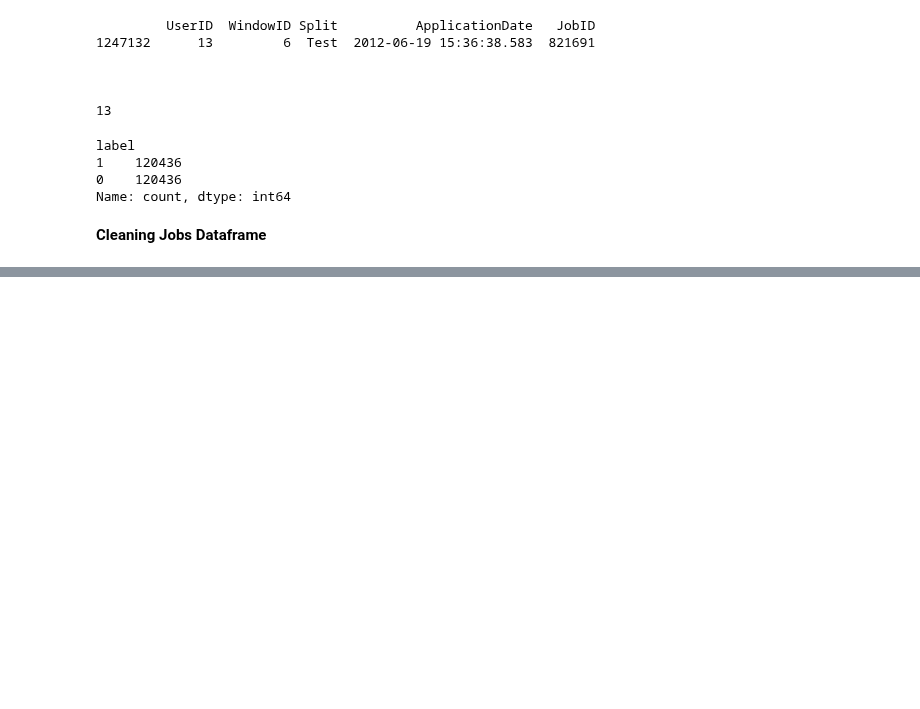
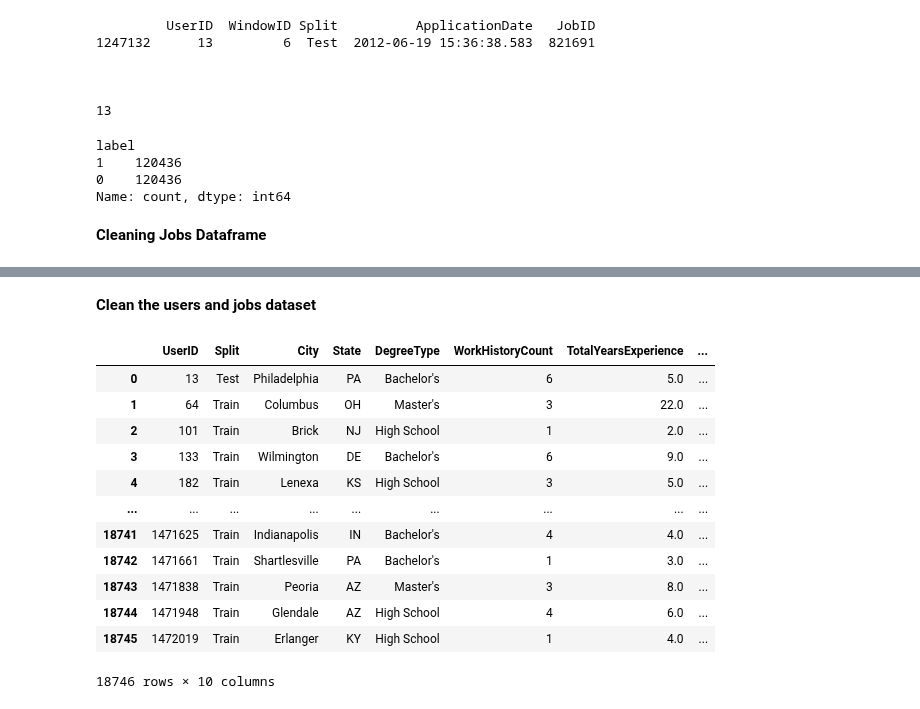
Before and after one commit to pi-sharan/JobHunter, a Jupyter notebook: Backend Algos/preprocess_with_negative_sampling.ipynb, the cells around one changed output, grey strips where cells are left out. Saved outputs shown, nothing was run; the diff lists cells and outputs as text; code cells hidden in the pictures; blank space fills up the shorter version.

```diff
--- a/Backend Algos/preprocess_with_negative_sampling.ipynb
+++ b/Backend Algos/preprocess_with_negative_sampling.ipynb
@@ -229,0 +242,4 @@ jobs.to_csv("jobs.csv", index=False)
+# %%
+temp = sorted(dict(apps.UserID.value_counts()).items(), key=lambda x: x[1], reverse=True)
+exclude_user_id = [i[0] for i in temp if i [1]>=10]
+len(exclude_user_id)
@@ -229,0 +248,7 @@ jobs.to_csv("jobs.csv", index=False)
+# %%
+apps = apps[~apps.UserID.isin(exclude_user_id)]
+# %%
+user_id = apps.UserID.unique()
+work_history = work_history[work_history.UserID.isin(user_id)]
+users = users[users.UserID.isin(user_id)]
+users.reset_index(drop=True, inplace=True)
@@ -229,0 +278,20 @@ jobs.to_csv("jobs.csv", index=False)
+# %% [markdown]
+**Clean the users and jobs dataset**
+# %%
+users = users.drop(columns=["Country","ZipCode","Major","GraduationDate","WindowID"])
+# %%
+users
+# %% [output]
+|  | UserID | Split | City | State | DegreeType | WorkHistoryCount | TotalYearsExperience | ... |
+| 0 | 13 | Test | Philadelphia | PA | Bachelor's | 6 | 5.0 | ... |
+| 1 | 64 | Train | Columbus | OH | Master's | 3 | 22.0 | ... |
+| 2 | 101 | Train | Brick | NJ | High School | 1 | 2.0 | ... |
+| 3 | 133 | Train | Wilmington | DE | Bachelor's | 6 | 9.0 | ... |
+| 4 | 182 | Train | Lenexa | KS | High School | 3 | 5.0 | ... |
+| ... | ... | ... | ... | ... | ... | ... | ... | ... |
+| 18741 | 1471625 | Train | Indianapolis | IN | Bachelor's | 4 | 4.0 | ... |
+| 18742 | 1471661 | Train | Shartlesville | PA | Bachelor's | 1 | 3.0 | ... |
+| 18743 | 1471838 | Train | Peoria | AZ | Master's | 3 | 8.0 | ... |
+| 18744 | 1471948 | Train | Glendale | AZ | High School | 4 | 6.0 | ... |
+| 18745 | 1472019 | Train | Erlanger | KY | High School | 1 | 4.0 | ... |
+18746 rows × 10 columns
```
Also changed, not shown: parts of 16 cells of this notebook, 1 other file.
